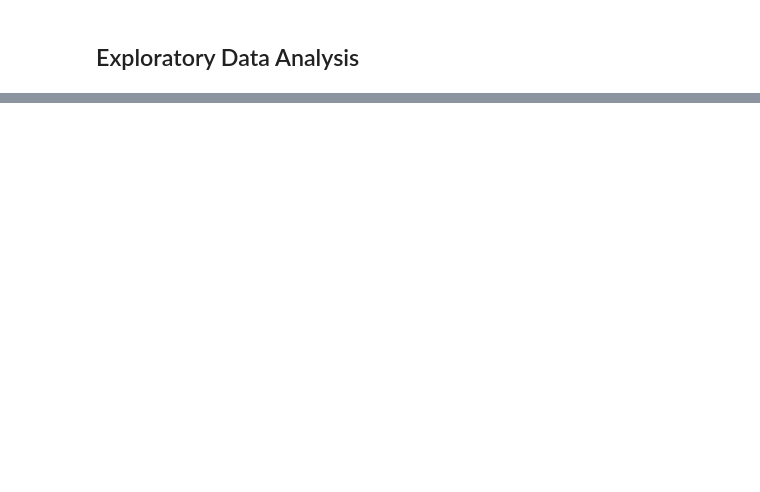
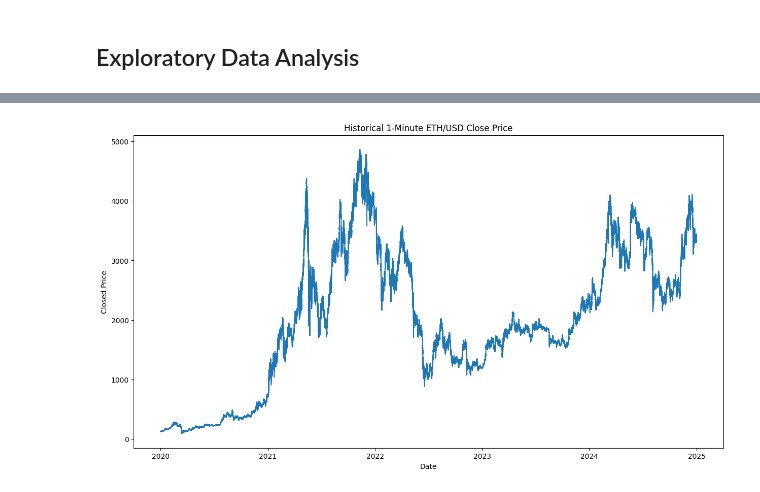
Before and after one commit to josedanielisidororeyes/Anal-tica-Descriptiva-y-Predictiva, a Jupyter notebook: Capstone_Proyect_12526.ipynb, the cells around one changed output, grey strips where cells are left out. Saved outputs shown, nothing was run; the diff lists cells and outputs as text; code cells hidden in the pictures; blank space fills up the shorter version.

```diff
--- a/Capstone_Proyect_12526.ipynb
+++ b/Capstone_Proyect_12526.ipynb
@@ -183,0 +164,10 @@ np.int64(0)
+# %%
+# Historical ETH/USD Close Price
+plt.figure(figsize=(15, 8))
+plt.plot(df['close'])
+plt.title('Historical 1-Minute ETH/USD Close Price')
+plt.ylabel('Closed Price')
+plt.xlabel('Date')
+plt.show()
+# %% [output]
+[figure, added]
```
Also changed, not shown: parts of 42 cells of this notebook.
